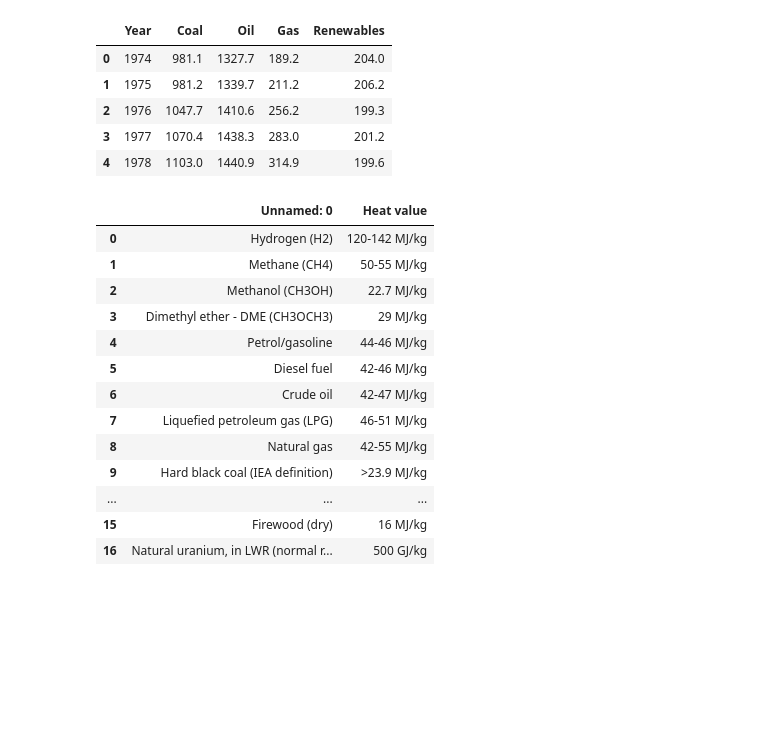
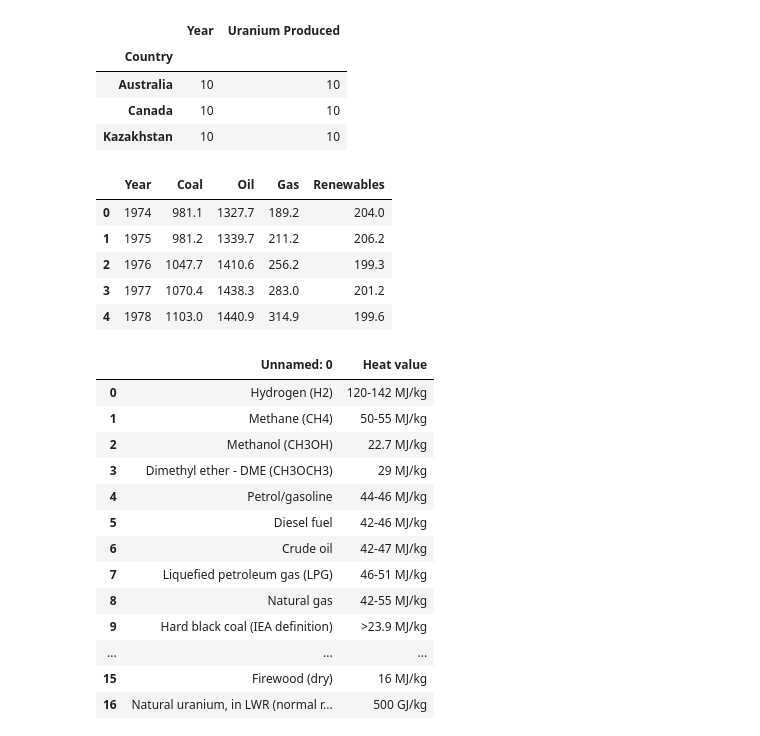
Before and after one commit to Wjjay/assignment2, a Jupyter notebook: data/wrangler.ipynb, the cells around one changed output. Saved outputs shown, nothing was run; the diff lists cells and outputs as text; code cells hidden in the pictures; blank space fills up the shorter version.

```diff
--- a/data/wrangler.ipynb
+++ b/data/wrangler.ipynb
@@ -23,0 +56,8 @@ u.head()
+# %%
+u.loc[(~u["Country"].isin(others))].groupby("Country").count()
+# %% [output]
+|  | Year | Uranium Produced |
+| Country |  |  |
+| Australia | 10 | 10 |
+| Canada | 10 | 10 |
+| Kazakhstan | 10 | 10 |
```
Also changed, not shown: parts of 10 cells of this notebook, 15 other files.
